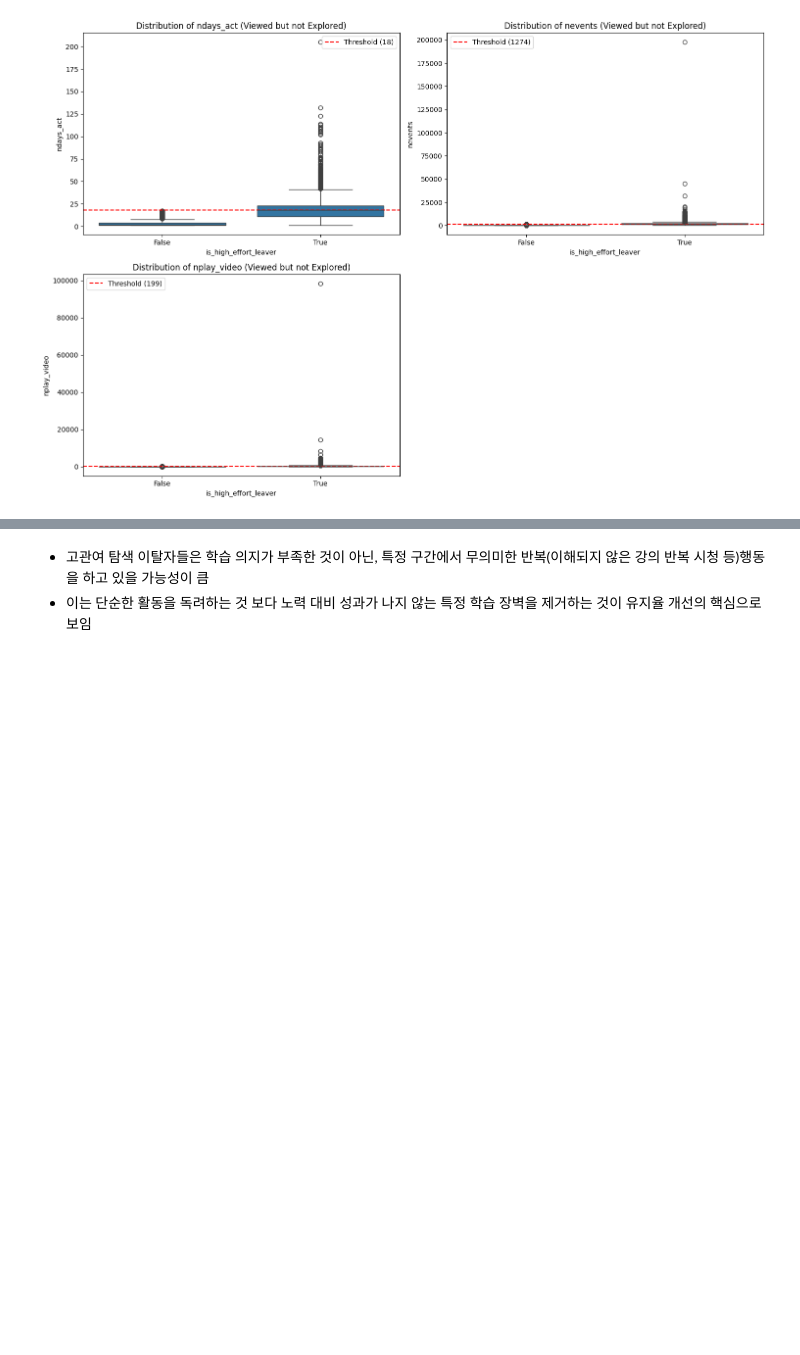
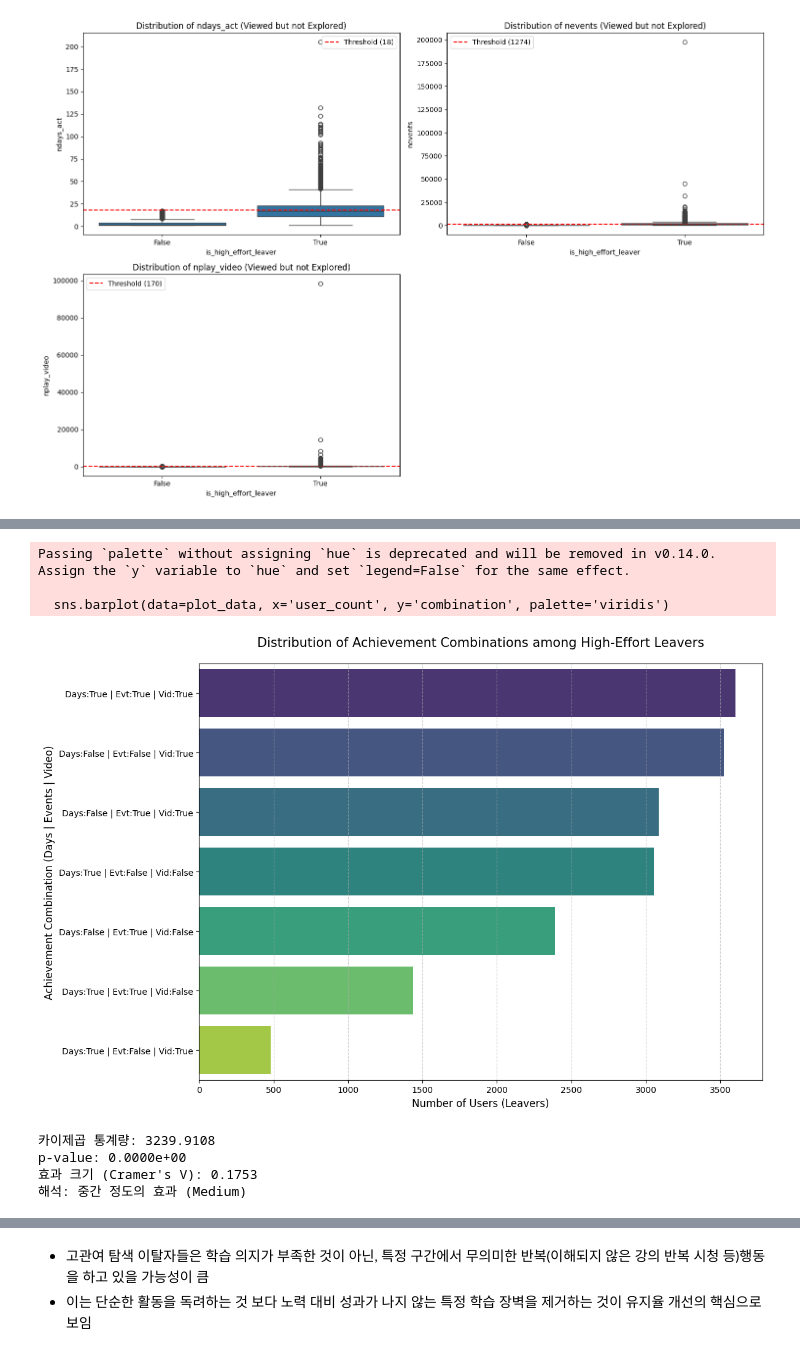
Before and after one commit to Ojirokim/data-analysis-practical-project, a Jupyter notebook: 김규리/eda.ipynb, the cells around one changed output, grey strips where cells are left out. Saved outputs shown, nothing was run; the diff lists cells and outputs as text; code cells hidden in the pictures; blank space fills up the shorter version.

```diff
--- a/김규리/eda.ipynb
+++ b/김규리/eda.ipynb
@@ -724,13 +728,13 @@ plt.show()
 import matplotlib.pyplot as plt
 import seaborn as sns
 
-# df = df.reset_index(drop=True)
+df = df.reset_index(drop=True)
 
 # 임계값 설정
 thresholds = {
     'ndays_act': 18,
     'nevents': 1274,
-    'nplay_video': 199
+    'nplay_video': 170
 }
 
 # step 2 유저 그룹 분류
@@ -787,0 +792,12 @@ print(f"탐색 단계 이탈자 중 고관여 탐색 유저 비율: {ratio:.2f}%
+# %%
+# 지표별 임계치 초과 여부 조합 분석
+# 각 지표별 임계치 달성 여부 컬럼 생성
+high_effort_leavers = df[df['is_high_effort_leaver'] == True].copy()
+
+high_effort_leavers['met_days'] = high_effort_leavers['ndays_act'] >= thresholds['ndays_act']
+high_effort_leavers['met_events'] = high_effort_leavers['nevents'] >= thresholds['nevents']
+high_effort_leavers['met_video'] = high_effort_leavers['nplay_video'] >= thresholds['nplay_video']
+
+# 어떤 조합이 가장 많은지 카운트
+combination_counts = high_effort_leavers.groupby(['met_days', 'met_events', 'met_video']).size().reset_index(name='user_count')
+print(combination_counts.sort_values(by='user_count', ascending=False))
@@ -787,0 +813,61 @@ print(f"탐색 단계 이탈자 중 고관여 탐색 유저 비율: {ratio:.2f}%
+# %%
+import matplotlib.pyplot as plt
+import seaborn as sns
+
+# 시각화를 위해 'True/False' 조합을 읽기 쉬운 텍스트로 변환
+combination_counts['combination'] = (
+    'Days:' + combination_counts['met_days'].astype(str) +
+    ' | Evt:' + combination_counts['met_events'].astype(str) +
+    ' | Vid:' + combination_counts['met_video'].astype(str)
+)
+
+# 내림차순 정렬
+plot_data = combination_counts.sort_values(by='user_count', ascending=False)
+
+# 시각화
+plt.figure(figsize=(12, 8))
+sns.barplot(data=plot_data, x='user_count', y='combination', palette='viridis')
+
+plt.title('Distribution of Achievement Combinations among High-Effort Leavers', fontsize=15, pad=20)
+plt.xlabel('Number of Users (Leavers)', fontsize=12)
+plt.ylabel('Achievement Combination (Days | Events | Video)', fontsize=12)
+plt.grid(axis='x', linestyle='--', alpha=0.6)
+
+plt.tight_layout()
+plt.show()
+# %% [output]
+Passing `palette` without assigning `hue` is deprecated and will be removed in v0.14.0. Assign the `y` variable to `hue` and set `legend=False` for the same effect.
+
+  sns.barplot(data=plot_data, x='user_count', y='combination', palette='viridis')
+[figure, added]
+# %%
+import numpy as np
+from scipy import stats
+
+# 카이제곱 검정
+observed_values = combination_counts['user_count'].values
+chi2_stat, p_val = stats.chisquare(observed_values)
+
+# 효과 크기(Cramer's V)
+# 적합도 검정에서 Cramer's V = sqrt(chi2 / (n * (k - 1)))
+n = np.sum(observed_values) # 전체 유저 수
+k = len(observed_values)    # 조합의 개수 (8개)
+cramer_v = np.sqrt(chi2_stat / (n * (k - 1)))
+
+print(f"카이제곱 통계량: {chi2_stat:.4f}")
+print(f"p-value: {p_val:.4e}")
+print(f"효과 크기 (Cramer's V): {cramer_v:.4f}")
+
+# 효과 크기 해석 가이드
+if cramer_v < 0.1:
+    res = "효과 없음 (Small)"
+elif cramer_v < 0.3:
+    res = "중간 정도의 효과 (Medium)"
+else:
+    res = "강한 효과 (Large)"
+print(f"해석: {res}")
+# %% [output]
+카이제곱 통계량: 3239.9108
+p-value: 0.0000e+00
+효과 크기 (Cramer's V): 0.1753
+해석: 중간 정도의 효과 (Medium)
```
Also changed, not shown: parts of 44 cells of this notebook.
